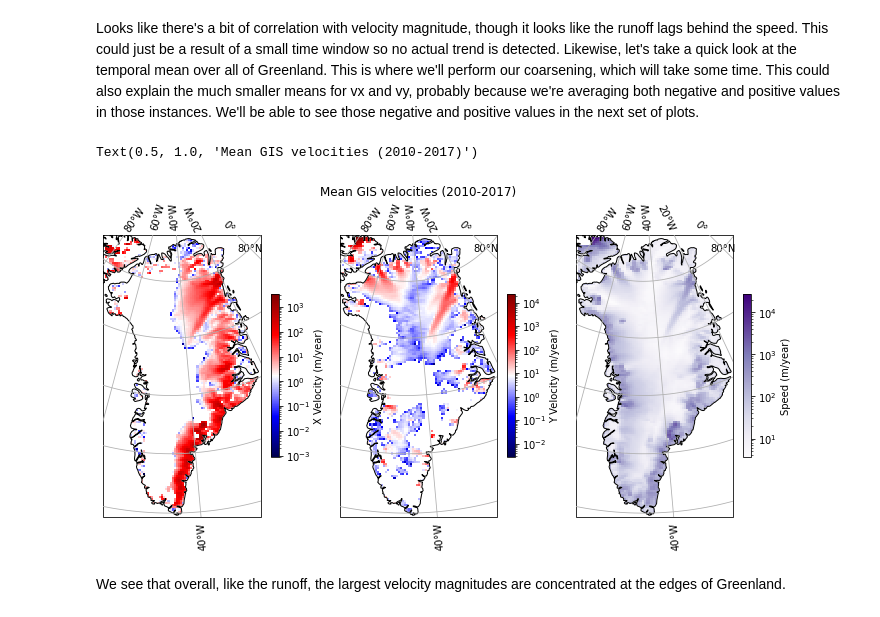
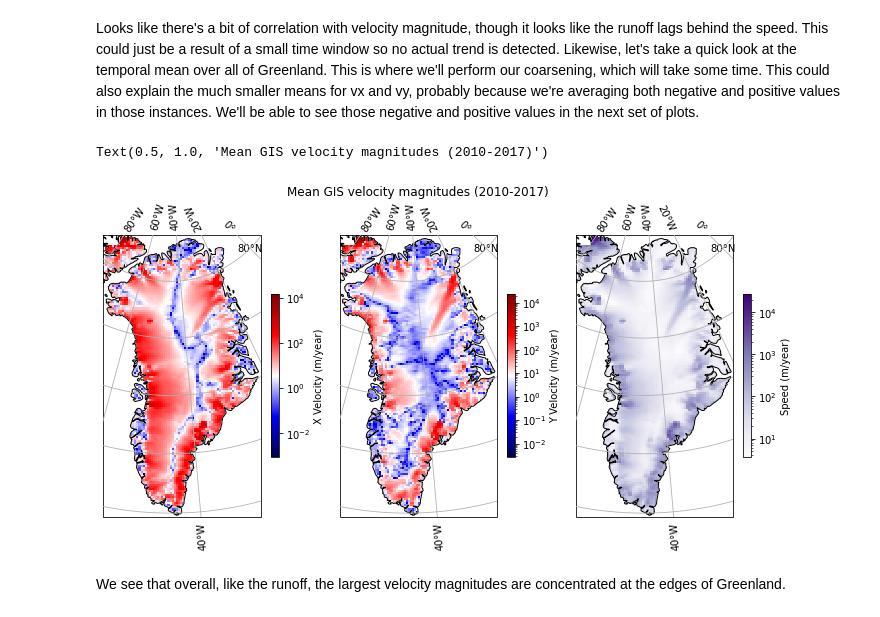
Before and after one commit to glugeorge/rces-project, a Jupyter notebook: project.ipynb, the cells around one changed output. Saved outputs shown, nothing was run; the diff lists cells and outputs as text; code cells hidden in the pictures.

Commit message:
Added binder, updated plots

```diff
--- a/project.ipynb
+++ b/project.ipynb
@@ -316,29 +318,29 @@ temp_mean_vy = ds_vel_coarse.VY.mean(dim='TIME').interp(x=1000*temp_mean_ru.x,y=
 # %%
 fig_proj = ccrs.NorthPolarStereo(central_longitude=-45, true_scale_latitude=70)
 fig, axes = plt.subplots(ncols = 3, subplot_kw={'projection': fig_proj})
 for ax in axes:
     ax.gridlines(draw_labels=True,zorder=4)
     ax.coastlines(zorder=3)
     # Limit to ice on land
     ax.add_feature(crt.feature.OCEAN, zorder=2, edgecolor='k',color='w')
 # Use same lat/lon coordinates as runoff data since we interpolated to their x/y
 # Furthermore, this dataset did not come with lat/long values for cartopy to use
-p0 = axes[0].pcolormesh(temp_mean_ru.LON,temp_mean_ru.LAT,temp_mean_vx,transform=ccrs.PlateCarree(),
+p0 = axes[0].pcolormesh(temp_mean_ru.LON,temp_mean_ru.LAT,np.abs(temp_mean_vx),transform=ccrs.PlateCarree(),
                    shading='auto',cmap='seismic',zorder=1,norm=LogNorm())
-p1 = axes[1].pcolormesh(temp_mean_ru.LON,temp_mean_ru.LAT,temp_mean_vy,transform=ccrs.PlateCarree(),
+p1 = axes[1].pcolormesh(temp_mean_ru.LON,temp_mean_ru.LAT,np.abs(temp_mean_vy),transform=ccrs.PlateCarree(),
                    shading='auto',cmap='seismic',zorder=1,norm=LogNorm())
 p2 = axes[2].pcolormesh(temp_mean_ru.LON,temp_mean_ru.LAT,temp_mean_speed,transform=ccrs.PlateCarree(),
                    shading='auto',cmap='Purples',zorder=1,norm=LogNorm())
 cbar0 = fig.colorbar(p0,ax=axes[0],shrink=0.5)
 cbar0.set_label("X Velocity (m/year)")
 cbar1 = fig.colorbar(p1,ax=axes[1],shrink=0.5)
 cbar1.set_label("Y Velocity (m/year)")
 cbar2 = fig.colorbar(p2,ax=axes[2],shrink=0.5)
 cbar2.set_label("Speed (m/year)")
-axes[1].set_title("Mean GIS velocities (2010-2017)")
+axes[1].set_title("Mean GIS velocity magnitudes (2010-2017)")
 # %% [output]
-Text(0.5, 1.0, 'Mean GIS velocities (2010-2017)')
+Text(0.5, 1.0, 'Mean GIS velocity magnitudes (2010-2017)')
-[figure, old version]
+[figure, new version]
 # %% [markdown]
 We see that overall, like the runoff, the largest velocity magnitudes are concentrated at the edges of Greenland.
 # %% [markdown]
```
Also changed, not shown: parts of 2 cells of this notebook.
